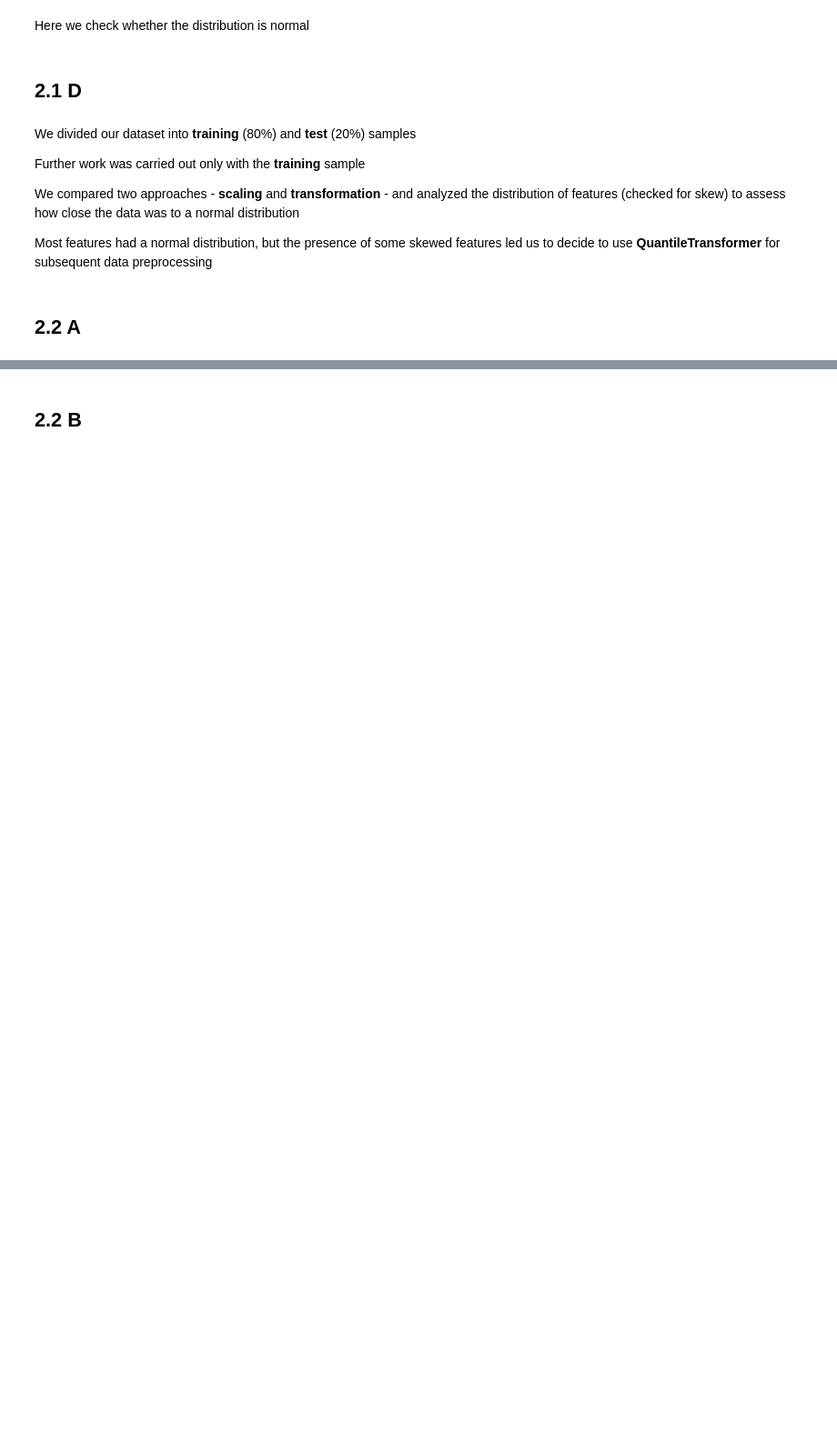
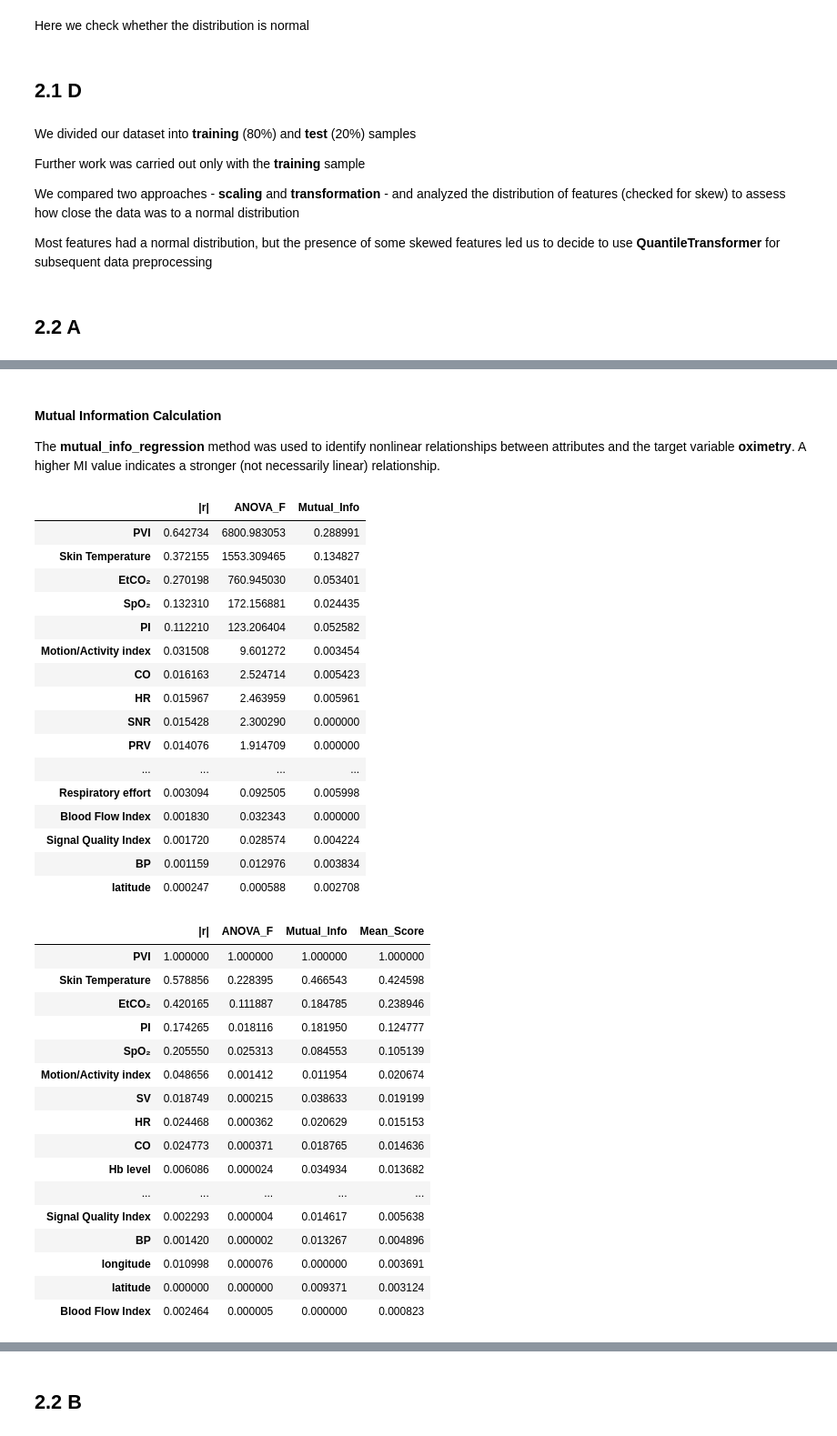
Before and after one commit to Yuraj1/iau_projects, a Jupyter notebook: FAZA_2.ipynb, the cells around one changed output, grey strips where cells are left out. Shown at 91% size. Drawn from its saved outputs; the diff is of its cells as text; code cells hidden in the pictures; blank space fills up the shorter version.

```diff
--- a/FAZA_2.ipynb
+++ b/FAZA_2.ipynb
@@ -216,24 +393,51 @@ print(scores.sort_values(ascending=False))
+# %% [markdown]
+#### Mutual Information Calculation
+The **mutual_info_regression** method was used to identify nonlinear relationships between attributes and the target variable **oximetry**. A higher MI value indicates a stronger (not necessarily linear) relationship.
 # %%
-corr_part = (corr_sorted.drop(labels=['oximetry'], errors='ignore').abs().rename('Pearson_|r|'))
-anova_part = (anova_results.set_index('Feature')['F_value'].rename('ANOVA_F'))
-mi_part = scores.rename('Mutual_Info')
+cmp_simple = pd.concat([
+    corr_sorted.drop('oximetry', errors='ignore').abs().rename('|r|'),
+    anova_results.set_index('Feature')['F_value'].rename('ANOVA_F'),
+    scores.rename('Mutual_Info')
+], axis=1)
 
-all_idx = corr_part.index.union(anova_part.index).union(mi_part.index)
+norm = (cmp_simple - cmp_simple.min()) / (cmp_simple.max() - cmp_simple.min())
 
-compare_simple = pd.concat([corr_part, anova_part, mi_part], axis=1).reindex(all_idx).drop(index='oximetry', errors='ignore')
-display(compare_simple.sort_values('Pearson_|r|', ascending=False))
+final_display = (norm.assign(Mean_Score=norm.mean(axis=1)).sort_values('Mean_Score', ascending=False))
 
-
-def safe_minmax(series):
-    s_min, s_max = series.min(), series.max()
-    if s_max == s_min:
-        return pd.Series(0.0, index=series.index)
-    return (series - s_min) / (s_max - s_min)
-
-norm = compare_simple.apply(safe_minmax, axis=0)
-
-norm['Mean_Score'] = norm.mean(axis=1)
-
-final_display = norm.sort_values('Mean_Score', ascending=False)
-
-final_display.style.format('{:.6f}')
+display(cmp_simple.sort_values('|r|', ascending=False))
+display(final_display.style.format('{:.6f}'))
+# %% [output]
+|  | |r| | ANOVA_F | Mutual_Info |
+| PVI | 0.642734 | 6800.983053 | 0.288991 |
+| Skin Temperature | 0.372155 | 1553.309465 | 0.134827 |
+| EtCO₂ | 0.270198 | 760.945030 | 0.053401 |
+| SpO₂ | 0.132310 | 172.156881 | 0.024435 |
+| PI | 0.112210 | 123.206404 | 0.052582 |
+| Motion/Activity index | 0.031508 | 9.601272 | 0.003454 |
+| CO | 0.016163 | 2.524714 | 0.005423 |
+| HR | 0.015967 | 2.463959 | 0.005961 |
+| SNR | 0.015428 | 2.300290 | 0.000000 |
+| PRV | 0.014076 | 1.914709 | 0.000000 |
+| ... | ... | ... | ... |
+| Respiratory effort | 0.003094 | 0.092505 | 0.005998 |
+| Blood Flow Index | 0.001830 | 0.032343 | 0.000000 |
+| Signal Quality Index | 0.001720 | 0.028574 | 0.004224 |
+| BP | 0.001159 | 0.012976 | 0.003834 |
+| latitude | 0.000247 | 0.000588 | 0.002708 |
+|  | |r| | ANOVA_F | Mutual_Info | Mean_Score |
+| PVI | 1.000000 | 1.000000 | 1.000000 | 1.000000 |
+| Skin Temperature | 0.578856 | 0.228395 | 0.466543 | 0.424598 |
+| EtCO₂ | 0.420165 | 0.111887 | 0.184785 | 0.238946 |
+| PI | 0.174265 | 0.018116 | 0.181950 | 0.124777 |
+| SpO₂ | 0.205550 | 0.025313 | 0.084553 | 0.105139 |
+| Motion/Activity index | 0.048656 | 0.001412 | 0.011954 | 0.020674 |
+| SV | 0.018749 | 0.000215 | 0.038633 | 0.019199 |
+| HR | 0.024468 | 0.000362 | 0.020629 | 0.015153 |
+| CO | 0.024773 | 0.000371 | 0.018765 | 0.014636 |
+| Hb level | 0.006086 | 0.000024 | 0.034934 | 0.013682 |
+| ... | ... | ... | ... | ... |
+| Signal Quality Index | 0.002293 | 0.000004 | 0.014617 | 0.005638 |
+| BP | 0.001420 | 0.000002 | 0.013267 | 0.004896 |
+| longitude | 0.010998 | 0.000076 | 0.000000 | 0.003691 |
+| latitude | 0.000000 | 0.000000 | 0.009371 | 0.003124 |
+| Blood Flow Index | 0.002464 | 0.000005 | 0.000000 | 0.000823 |
```
Also changed, not shown: parts of 27 cells of this notebook.
